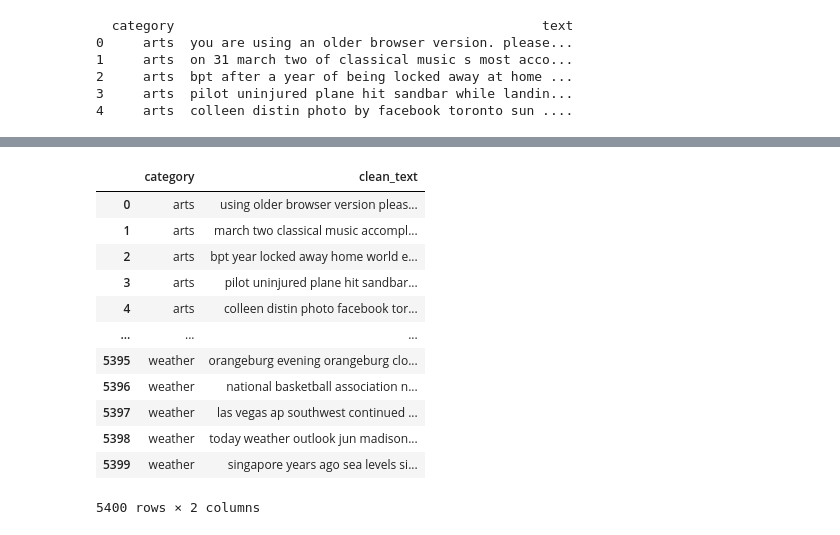
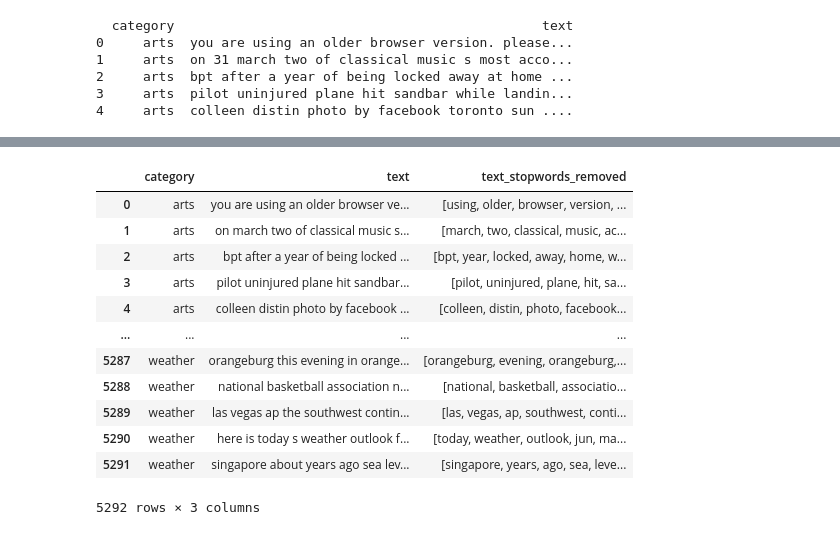
Before and after one commit to knurlybekov/nlptextcleaning, a Jupyter notebook: sample.ipynb, the cells around one changed output, grey strips where cells are left out. Drawn from its saved outputs; the diff is of its cells as text; code cells hidden in the pictures.

```diff
--- a/sample.ipynb
+++ b/sample.ipynb
@@ -52,7 +12,7 @@ Note: you may need to restart the kernel to use updated packages.
 # %%
 import pandas as pd
 
-df = pd.read_csv('data/COMP_chunk_2.csv')
+df = pd.read_csv('rest_data.csv')
 print(df.head())
 # %% [output]
   category                                               text
@@ -71,2 +46,15 @@ array(['arts', 'crime', 'disaster', 'economy', 'education',
 # %%
-df = df.dropna(axis=0, how='any')
+import nltk
+from nltk.tokenize import word_tokenize
+
+# lowercase
+# isalpha
+nltk.download("punkt")
+
+df["tokenized_text"] = df["text"].apply(lambda x: word_tokenize(x.lower()))
+
+df.head()
+
+# stopwords
+# correst errors
+# limitazition
@@ -89,9 +74,12 @@ from nltk.corpus import stopwords
 nltk.download('stopwords')
 
 stop_words = set(stopwords.words('english'))
-df["clean_text"] = df["text"].apply(lambda x: " ".join([word for word in x.split() if word.lower() not in stop_words]))
+# df["text_stopwords_removed"] = df["tokenized_text"].apply(lambda x: " ".join([word for word in x.split() if word.lower() not in stop_words]))
 
-df
+df["text_stopwords_removed"] = df["tokenized_text"].apply(lambda words: [word for word in words if word.lower() not in stop_words])
+
+
+df.head()
 # %% [output]
 [nltk_data] Downloading package stopwords to
 [nltk_data]     /Users/karennurlybekov/nltk_data...
@@ -112,17 +93,17 @@ df
 # %%
-df_clean = df.drop(columns=['text'])
+df_clean = df.drop(columns=['tokenized_text'])
 df_clean
 # %% [output]
-|  | category | clean_text |
-| 0 | arts | using older browser version pleas... |
-| 1 | arts | march two classical music accompl... |
-| 2 | arts | bpt year locked away home world e... |
-| 3 | arts | pilot uninjured plane hit sandbar... |
-| 4 | arts | colleen distin photo facebook tor... |
-| ... | ... | ... |
-| 5395 | weather | orangeburg evening orangeburg clo... |
-| 5396 | weather | national basketball association n... |
-| 5397 | weather | las vegas ap southwest continued ... |
-| 5398 | weather | today weather outlook jun madison... |
-| 5399 | weather | singapore years ago sea levels si... |
+|  | category | text | text_stopwords_removed |
+| 0 | arts | you are using an older browser ve... | [using, older, browser, version, ... |
+| 1 | arts | on march two of classical music s... | [march, two, classical, music, ac... |
+| 2 | arts | bpt after a year of being locked ... | [bpt, year, locked, away, home, w... |
+| 3 | arts | pilot uninjured plane hit sandbar... | [pilot, uninjured, plane, hit, sa... |
+| 4 | arts | colleen distin photo by facebook ... | [colleen, distin, photo, facebook... |
+| ... | ... | ... | ... |
+| 5287 | weather | orangeburg this evening in orange... | [orangeburg, evening, orangeburg,... |
+| 5288 | weather | national basketball association n... | [national, basketball, associatio... |
+| 5289 | weather | las vegas ap the southwest contin... | [las, vegas, ap, southwest, conti... |
+| 5290 | weather | here is today s weather outlook f... | [today, weather, outlook, jun, ma... |
+| 5291 | weather | singapore about years ago sea lev... | [singapore, years, ago, sea, leve... |
-5400 rows × 2 columns
+5292 rows × 3 columns
```
Also changed, not shown: parts of 13 cells of this notebook, 29 other files.
